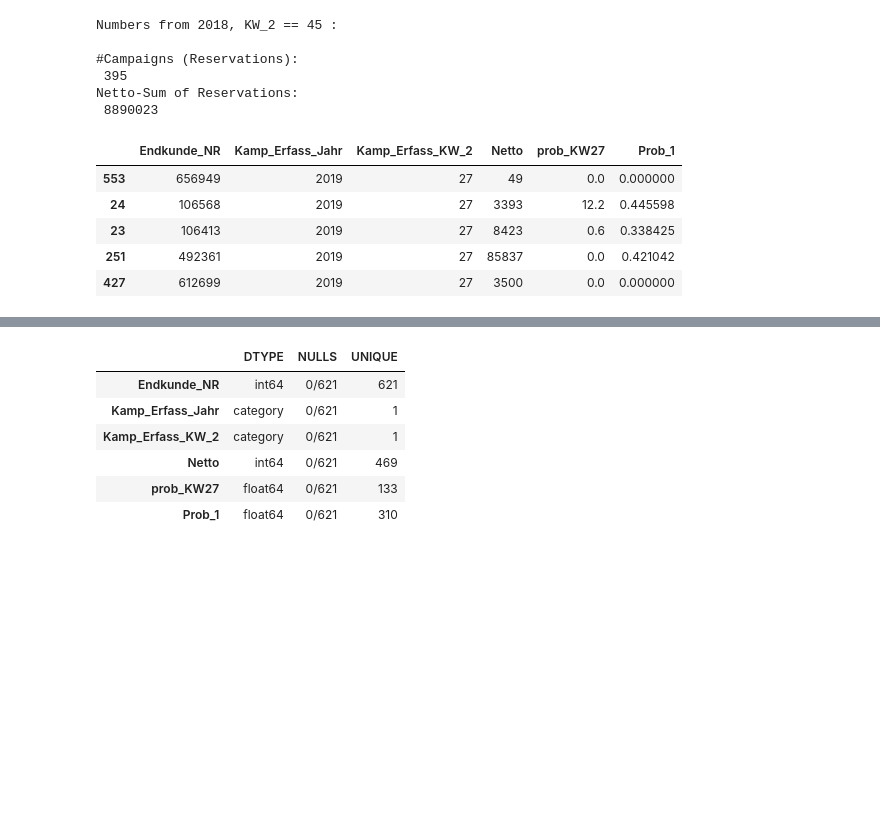
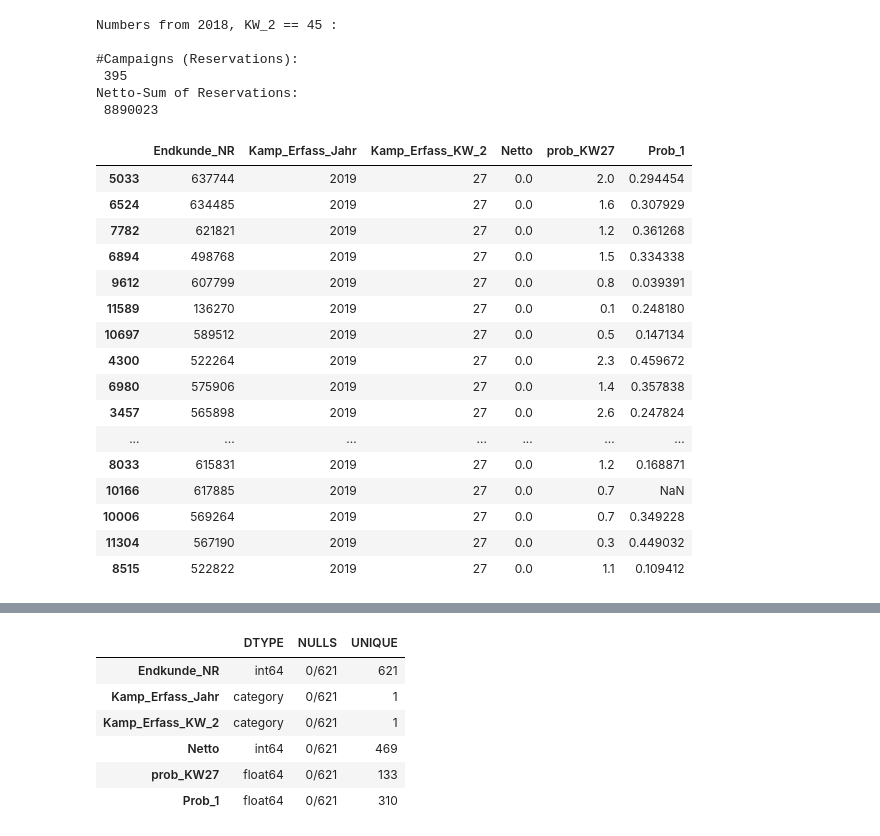
Before and after one commit to apgsga-stc/PredictiveAnalyticsPython, a Jupyter notebook: vkprog_analyse/comparision_rebuild_vs_rscript.ipynb, the cells around one changed output, grey strips where cells are left out. Saved outputs shown, nothing was run; the diff lists cells and outputs as text; code cells hidden in the pictures; blank space fills up the shorter version.

```diff
--- a/vkprog_analyse/comparision_rebuild_vs_rscript.ipynb
+++ b/vkprog_analyse/comparision_rebuild_vs_rscript.ipynb
@@ -40,6 +40,7 @@ The autoreload extension is already loaded. To reload it, use:
 # %%
 from IPython.display import display
 pd.options.display.max_columns = None
+pd.options.display.max_rows = 300
 # %%
 from pa_lib.data import desc_col
 # %%
@@ -106,7 +121,7 @@ def customer_netto(KW_2, year):
     reality_df = (bd
         .loc[row_select,:]
         .groupby(["Endkunde_NR","Kamp_Erfass_Jahr","Kamp_Erfass_KW_2"])
-        .agg({"Netto": np.sum})
+        .agg({"Netto": np.nansum})
         .reset_index(inplace=False)
         )
     print(f"(year = {year}, KW_2 = {KW_2}), {reality_df.shape}")
@@ -132,26 +147,48 @@ Netto-Sum of Reservations:
 # %%
 comparision_df = (
     reality_2019_df
         #
         .merge(
             pred_rscript_df
             .loc[:,["Endkunde_NR","prob_KW27"]],
             on="Endkunde_NR",
-            how="left"
+            how="right"
         )
         .merge(
             pred_rebuild_df
             .loc[:,["Endkunde_NR","Prob_1"]],
             on="Endkunde_NR",
             how="left"
         )
-        .fillna(value={"prob_KW27": 0, "Prob_1":0})
+        .fillna(
+            value={
+                "Kamp_Erfass_Jahr": (reality_2019_df
+                                     .loc[:,"Kamp_Erfass_Jahr"]
+                                     .max()),
+                "Kamp_Erfass_KW_2": (reality_2019_df
+                                     .loc[:,"Kamp_Erfass_KW_2"]
+                                     .min()),
+                "Netto": 0,
+
+            }
+        )
     )
-comparision_df.sample(5)
+comparision_df.sample(20)
 # %% [output]
 |  | Endkunde_NR | Kamp_Erfass_Jahr | Kamp_Erfass_KW_2 | Netto | prob_KW27 | Prob_1 |
-| 553 | 656949 | 2019 | 27 | 49 | 0.0 | 0.000000 |
-| 24 | 106568 | 2019 | 27 | 3393 | 12.2 | 0.445598 |
-| 23 | 106413 | 2019 | 27 | 8423 | 0.6 | 0.338425 |
-| 251 | 492361 | 2019 | 27 | 85837 | 0.0 | 0.421042 |
-| 427 | 612699 | 2019 | 27 | 3500 | 0.0 | 0.000000 |
+| 5033 | 637744 | 2019 | 27 | 0.0 | 2.0 | 0.294454 |
+| 6524 | 634485 | 2019 | 27 | 0.0 | 1.6 | 0.307929 |
+| 7782 | 621821 | 2019 | 27 | 0.0 | 1.2 | 0.361268 |
+| 6894 | 498768 | 2019 | 27 | 0.0 | 1.5 | 0.334338 |
+| 9612 | 607799 | 2019 | 27 | 0.0 | 0.8 | 0.039391 |
+| 11589 | 136270 | 2019 | 27 | 0.0 | 0.1 | 0.248180 |
+| 10697 | 589512 | 2019 | 27 | 0.0 | 0.5 | 0.147134 |
+| 4300 | 522264 | 2019 | 27 | 0.0 | 2.3 | 0.459672 |
+| 6980 | 575906 | 2019 | 27 | 0.0 | 1.4 | 0.357838 |
+| 3457 | 565898 | 2019 | 27 | 0.0 | 2.6 | 0.247824 |
+| ... | ... | ... | ... | ... | ... | ... |
+| 8033 | 615831 | 2019 | 27 | 0.0 | 1.2 | 0.168871 |
+| 10166 | 617885 | 2019 | 27 | 0.0 | 0.7 | NaN |
+| 10006 | 569264 | 2019 | 27 | 0.0 | 0.7 | 0.349228 |
+| 11304 | 567190 | 2019 | 27 | 0.0 | 0.3 | 0.449032 |
+| 8515 | 522822 | 2019 | 27 | 0.0 | 1.1 | 0.109412 |
```
Also changed, not shown: parts of 5 cells of this notebook.
